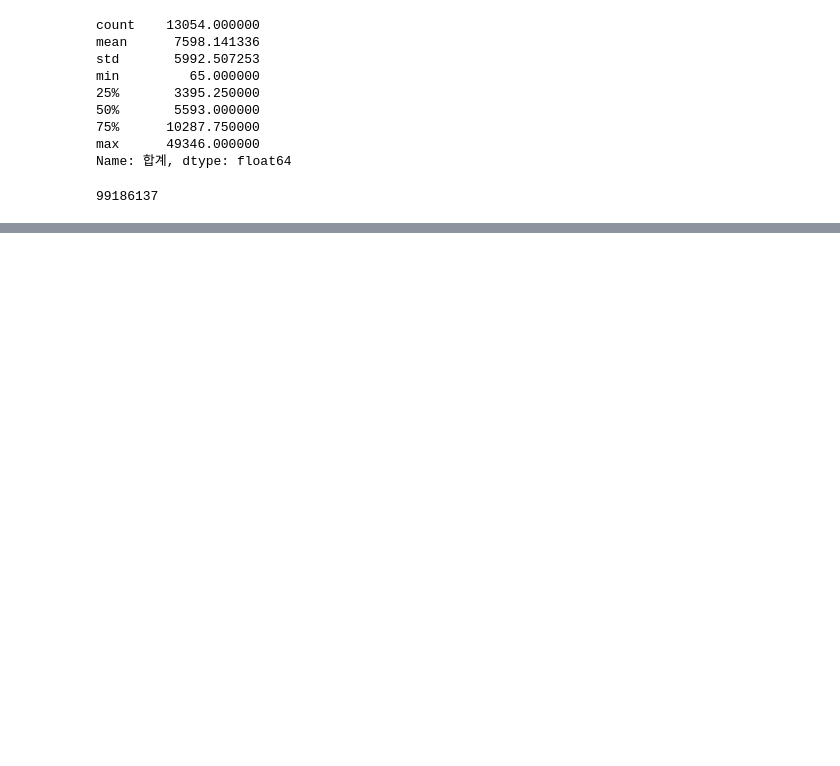
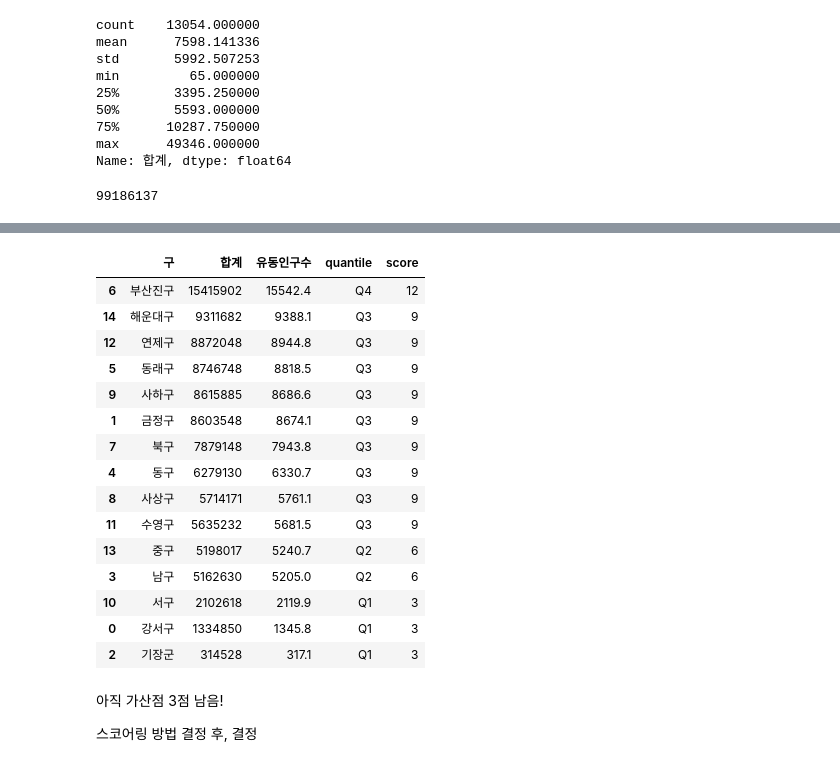
Before and after one commit to haebzzzang/dachungcam, a Jupyter notebook: project/subway scoring.ipynb, the cells around one changed output, grey strips where cells are left out. Saved outputs shown, nothing was run; the diff lists cells and outputs as text; code cells hidden in the pictures; blank space fills up the shorter version.

Commit message:
지하철 스코어링

```diff
--- a/project/subway scoring.ipynb
+++ b/project/subway scoring.ipynb
@@ -245,0 +244,4 @@ Name: 합계, Length: 13054, dtype: float64
+# %%
+total = subway_group['합계'].sum()
+subway_group['유동인구수'] = round(subway_group['합계']/total * 100000, 1)
+subway_group
@@ -245,0 +265,9 @@ Name: 합계, Length: 13054, dtype: float64
+# %%
+if subway_group['유동인구수'] < 3395.3 :
+    subway_group['quantile'] = 'Q1'
+elif 3395.3 <= subway_group['유동인구수'] < 5593.0 :
+    subway_group['quantile'] = 'Q2'
+elif 5593.0 <= subway_group['유동인구수'] < 10287.8 :
+    subway_group['quantile'] = 'Q3'
+elif subway_group['유동인구수'] >= 10287.8 :
+    subway_group['']
@@ -245,0 +291,15 @@ Name: 합계, Length: 13054, dtype: float64
+# %%
+quantile = []
+
+for i in subway_group['유동인구수'] :
+    if i < 3395.3 :
+        quantile.append('Q1')
+    elif (3395.3 <= i < 5593.0) :
+        quantile.append('Q2')
+    elif (5593.0 <= i < 10287.8) :
+        quantile.append('Q3')
+    else :
+        quantile.append('Q4')
+
+subway_group['quantile'] = quantile
+subway_group
@@ -245,0 +323,37 @@ Name: 합계, Length: 13054, dtype: float64
+# %%
+score = []
+
+for i in subway_group['quantile'] :
+    if i == 'Q1' :
+        score.append(3)
+    elif i == 'Q2' :
+        score.append(6)
+    elif i == 'Q3' :
+        score.append(9)
+    else :
+        score.append(12)
+
+subway_group['score'] = score
+# %%
+subway_group.sort_values(['score', '유동인구수'], ascending = False)
+# %% [output]
+|  | 구 | 합계 | 유동인구수 | quantile | score |
+| 6 | 부산진구 | 15415902 | 15542.4 | Q4 | 12 |
+| 14 | 해운대구 | 9311682 | 9388.1 | Q3 | 9 |
+| 12 | 연제구 | 8872048 | 8944.8 | Q3 | 9 |
+| 5 | 동래구 | 8746748 | 8818.5 | Q3 | 9 |
+| 9 | 사하구 | 8615885 | 8686.6 | Q3 | 9 |
+| 1 | 금정구 | 8603548 | 8674.1 | Q3 | 9 |
+| 7 | 북구 | 7879148 | 7943.8 | Q3 | 9 |
+| 4 | 동구 | 6279130 | 6330.7 | Q3 | 9 |
+| 8 | 사상구 | 5714171 | 5761.1 | Q3 | 9 |
+| 11 | 수영구 | 5635232 | 5681.5 | Q3 | 9 |
+| 13 | 중구 | 5198017 | 5240.7 | Q2 | 6 |
+| 3 | 남구 | 5162630 | 5205.0 | Q2 | 6 |
+| 10 | 서구 | 2102618 | 2119.9 | Q1 | 3 |
+| 0 | 강서구 | 1334850 | 1345.8 | Q1 | 3 |
+| 2 | 기장군 | 314528 | 317.1 | Q1 | 3 |
+# %% [markdown]
+아직 가산점 3점 남음!
+
+스코어링 방법 결정 후, 결정
```
Also changed, not shown: parts of 7 cells of this notebook.
